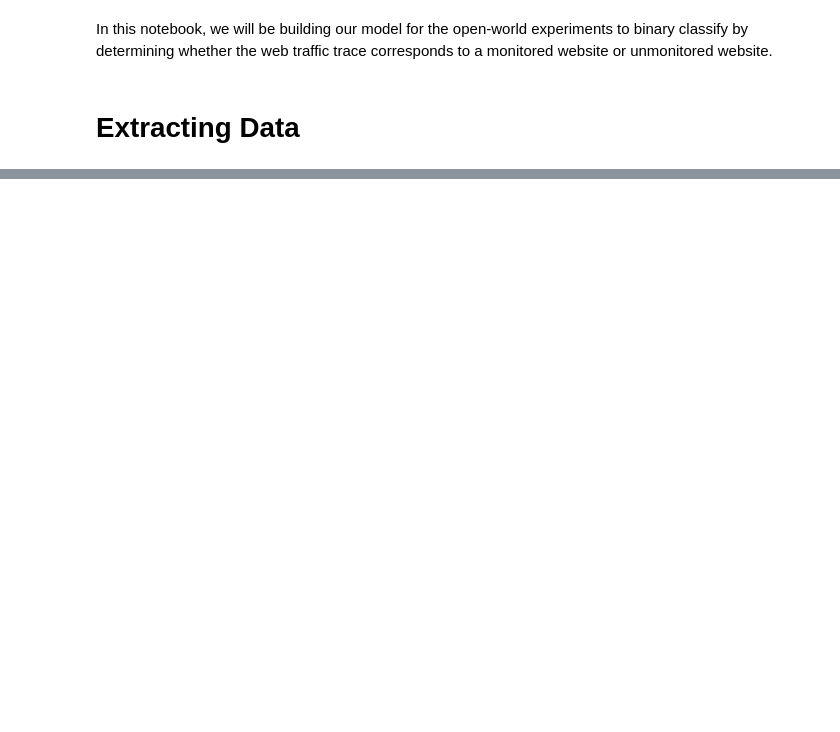
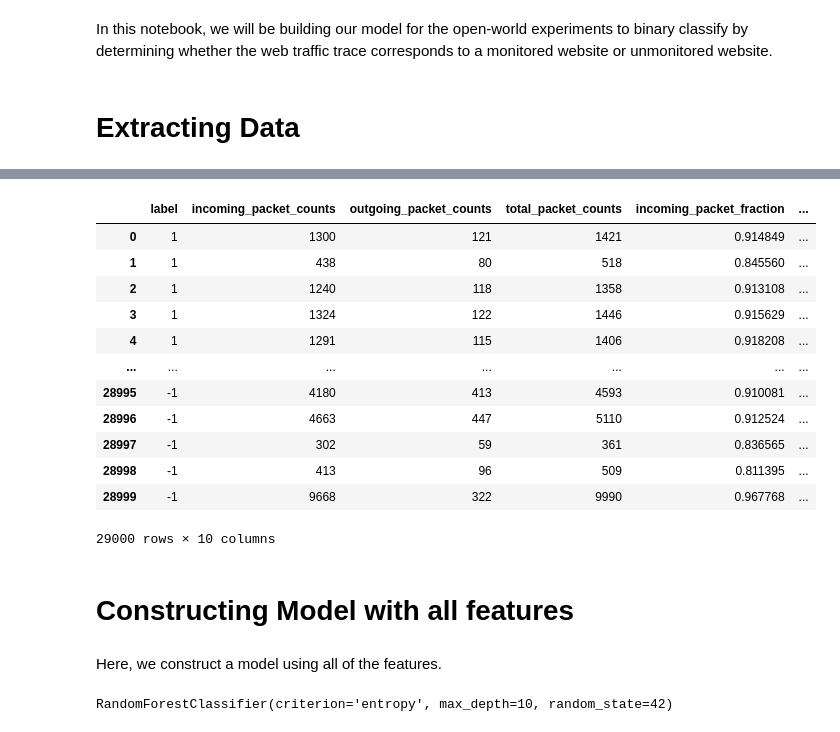
Before and after one commit to BettinaTee03/Machine-Learning-Group-Project, a Jupyter notebook: openworld_binaryclass.ipynb, the cells around one changed output, grey strips where cells are left out. Cells and saved outputs as stored; diff of their text form; code cells hidden in the pictures; blank space fills up the shorter version.

```diff
--- a/openworld_binaryclass.ipynb
+++ b/openworld_binaryclass.ipynb
@@ -163,0 +68,16 @@ Mean recall: 0.57
+# %%
+relabelled_df
+# %% [output]
+|  | label | incoming_packet_counts | outgoing_packet_counts | total_packet_counts | incoming_packet_fraction | ... |
+| 0 | 1 | 1300 | 121 | 1421 | 0.914849 | ... |
+| 1 | 1 | 438 | 80 | 518 | 0.845560 | ... |
+| 2 | 1 | 1240 | 118 | 1358 | 0.913108 | ... |
+| 3 | 1 | 1324 | 122 | 1446 | 0.915629 | ... |
+| 4 | 1 | 1291 | 115 | 1406 | 0.918208 | ... |
+| ... | ... | ... | ... | ... | ... | ... |
+| 28995 | -1 | 4180 | 413 | 4593 | 0.910081 | ... |
+| 28996 | -1 | 4663 | 447 | 5110 | 0.912524 | ... |
+| 28997 | -1 | 302 | 59 | 361 | 0.836565 | ... |
+| 28998 | -1 | 413 | 96 | 509 | 0.811395 | ... |
+| 28999 | -1 | 9668 | 322 | 9990 | 0.967768 | ... |
+29000 rows × 10 columns
@@ -163,0 +87,4 @@ Mean recall: 0.57
+# %% [markdown]
+# Constructing Model with all features
+# %% [markdown]
+Here, we construct a model using all of the features.
@@ -163,0 +96,8 @@ Mean recall: 0.57
+# %%
+# Initialize the model
+clf_all_features = RandomForestClassifier(n_estimators=100, criterion="entropy", max_depth=10, min_samples_split=2, max_features="sqrt", random_state=42)
+
+# Train the model
+clf_all_features.fit(X_initial_train, y_initial_train)
+# %% [output]
+RandomForestClassifier(criterion='entropy', max_depth=10, random_state=42)
```
Also changed, not shown: parts of 68 cells of this notebook.
